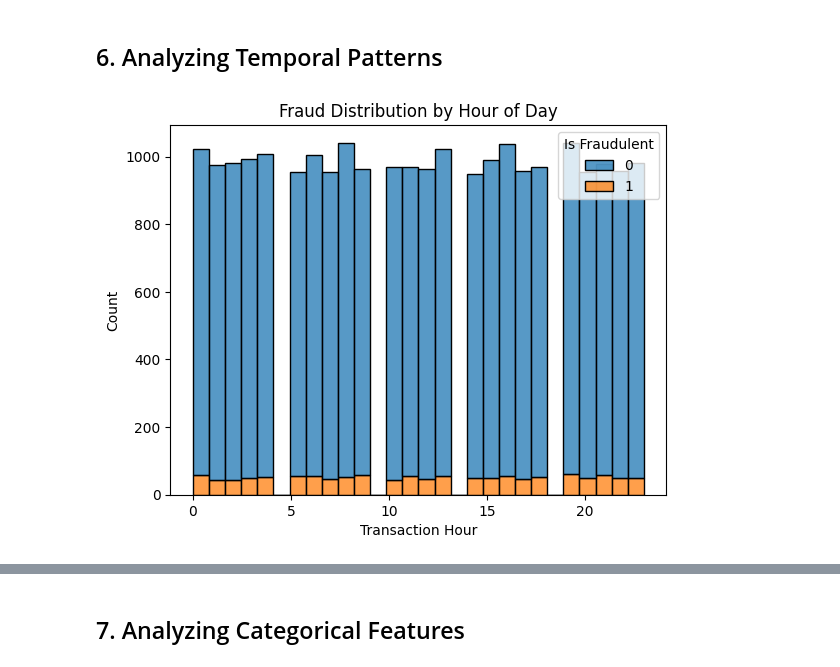
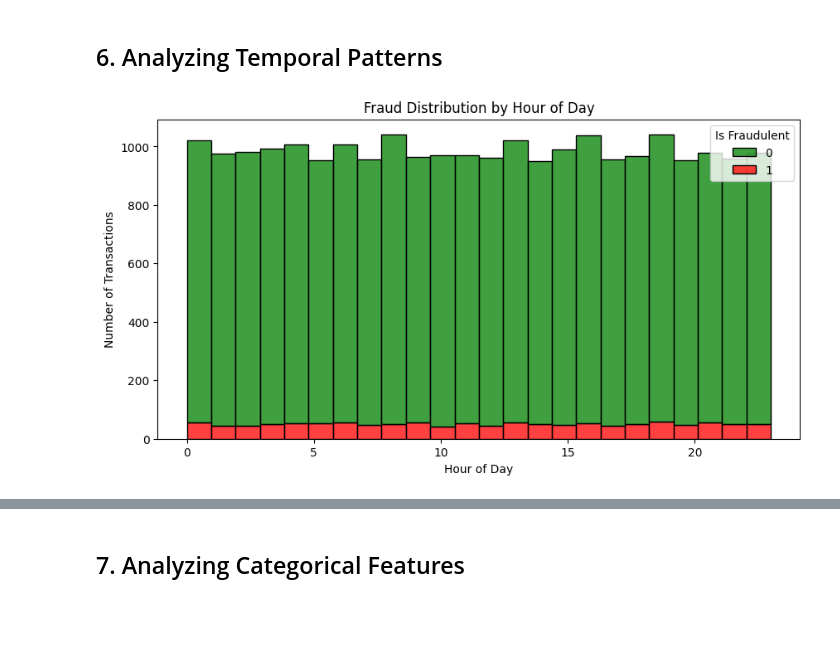
Before and after one commit to briannoelkesuma/BT4012-Group-15-Ecommerce-Fraud, a Jupyter notebook: notebook.ipynb, the cells around one changed output, grey strips where cells are left out. Saved outputs shown, nothing was run; the diff lists cells and outputs as text; code cells hidden in the pictures; blank space fills up the shorter version.

Commit message:
added temporal features

```diff
--- a/notebook.ipynb
+++ b/notebook.ipynb
@@ -180,17 +180,77 @@ Insight: The transaction amounts are heavily right-skewed, with the vast majorit
 # %% [markdown]
 ## 6. Analyzing Temporal Patterns
 # %%
-# Analyze Temporal Patterns
-data['Transaction Hour'] = data['Transaction Date'].dt.hour
-data['Transaction Day'] = data['Transaction Date'].dt.day
+def analyze_temporal_patterns(data, target_col='Is Fraudulent'):
+    """
+    Extracts temporal features from 'Transaction Date' and analyzes fraud patterns
+    across hours, days of week, day of month, month, and binned hours.
 
-sns.histplot(data=data, x='Transaction Hour', hue='Is Fraudulent', multiple='stack')
-plt.title("Fraud Distribution by Hour of Day")
-plt.show()
+    Args:
+        data (pd.DataFrame): Transaction dataset with 'Transaction Date' and target column
+        target_col (str): Name of the target column (default: 'Is Fraudulent')
 
-sns.countplot(data=data, x='Transaction Day', hue='Is Fraudulent')
-plt.title("Fraud by Day of Week")
-plt.xticks(rotation=45)
-plt.show()
+    Returns:
+        pd.DataFrame: Original data with added temporal features
+    """
+    # Ensure datetime
+    data['Transaction Date'] = pd.to_datetime(data['Transaction Date'])
+
+    # --- Extract Temporal Features ---
+    data['Transaction Hour'] = data['Transaction Date'].dt.hour
+    data['Transaction Weekday'] = data['Transaction Date'].dt.weekday
+    data['Is_Weekend'] = (data['Transaction Weekday'] >= 5).astype(int)
+    data['Transaction Day'] = data['Transaction Date'].dt.day
+    data['Transaction Month'] = data['Transaction Date'].dt.month
+
+    # Bin hours into day periods
+    bins = [0, 6, 12, 18, 24]
+    labels = ['Night', 'Morning', 'Afternoon', 'Evening']
+    data['Hour_Bin'] = pd.cut(data['Transaction Hour'], bins=bins, labels=labels, right=False)
+
+    # --- Visualizations ---
+    plt.figure(figsize=(10,5))
+    sns.histplot(data=data, x='Transaction Hour', hue=target_col, multiple='stack', bins=24, palette=['green', 'red'])
+    plt.title("Fraud Distribution by Hour of Day")
+    plt.xlabel("Hour of Day")
+    plt.ylabel("Number of Transactions")
+    plt.show()
+
+    plt.figure(figsize=(10,5))
+    sns.countplot(data=data, x='Transaction Weekday', hue=target_col, palette=['green', 'red'])
+    plt.title("Fraud Distribution by Day of Week (0=Mon, 6=Sun)")
+    plt.xlabel("Day of Week")
+    plt.ylabel("Number of Transactions")
+    plt.show()
+
+    plt.figure(figsize=(12,5))
+    sns.countplot(data=data, x='Transaction Day', hue=target_col)
+    plt.title("Fraud Distribution by Day of Month")
+    plt.xticks(rotation=45)
+    plt.show()
+
+    plt.figure(figsize=(12,5))
+    sns.countplot(data=data, x='Transaction Month', hue=target_col)
+    plt.title("Fraud Distribution by Month")
+    plt.show()
+
+    plt.figure(figsize=(10,5))
+    sns.countplot(data=data, x='Hour_Bin', hue=target_col, palette=['green', 'red'])
+    plt.title("Fraud Distribution by Time of Day (Binned)")
+    plt.show()
+
+    # --- Summary Stats ---
+    fraud_rate_by_hour = data.groupby('Transaction Hour')[target_col].mean()
+    fraud_rate_by_weekday = data.groupby('Transaction Weekday')[target_col].mean()
+    fraud_rate_by_day = data.groupby('Transaction Day')[target_col].mean()
+    fraud_rate_by_month = data.groupby('Transaction Month')[target_col].mean()
+
+    print("\nAverage fraud rate by hour:\n", fraud_rate_by_hour)
+    print("\nAverage fraud rate by weekday:\n", fraud_rate_by_weekday)
+    print("\nAverage fraud rate by day of month:\n", fraud_rate_by_day)
+    print("\nAverage fraud rate by month:\n", fraud_rate_by_month)
+
+    return data
+
+data = analyze_temporal_patterns(data, target_col='Is Fraudulent')
 # %% [output]
-[figure, old version]
+[figure, new version]
```
Also changed, not shown: parts of 3 cells of this notebook, 1 other file.
